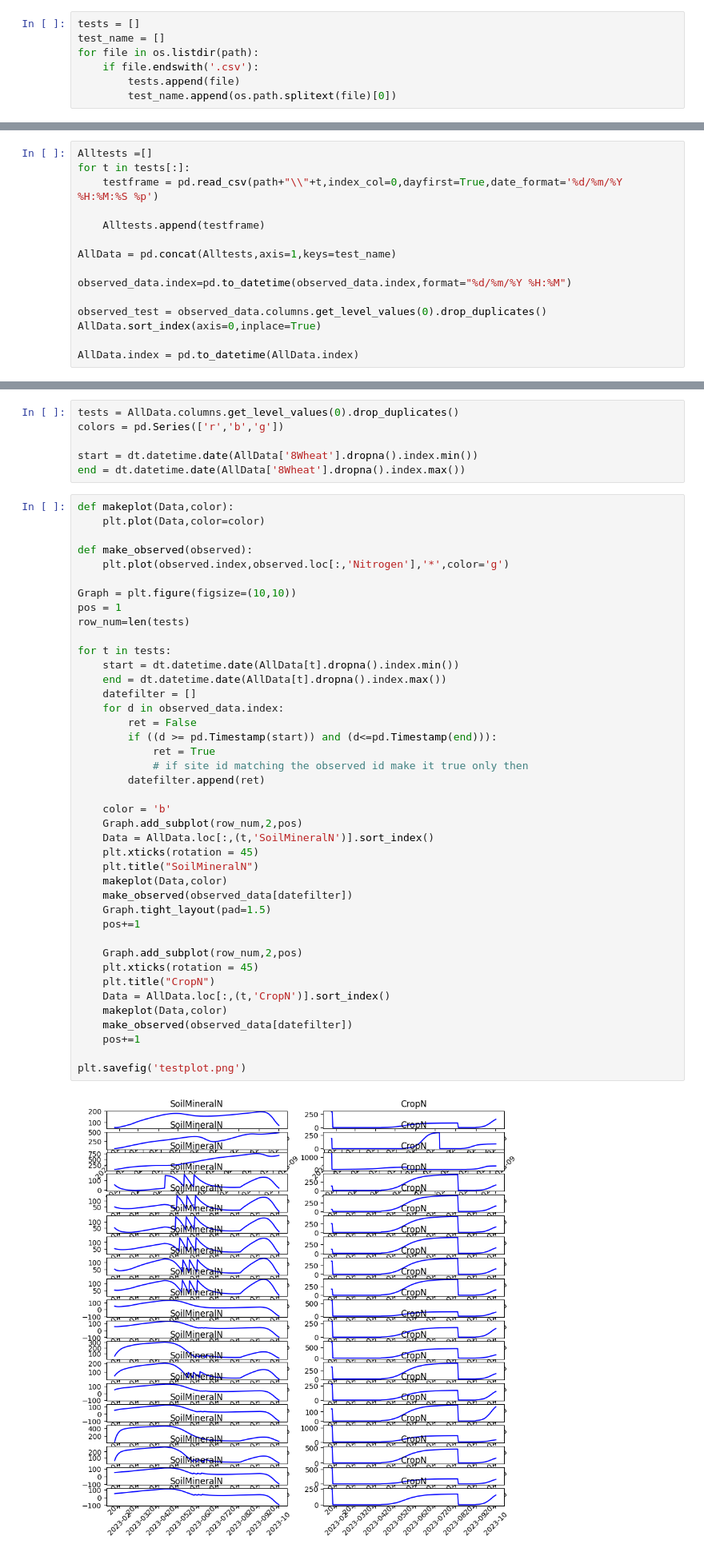
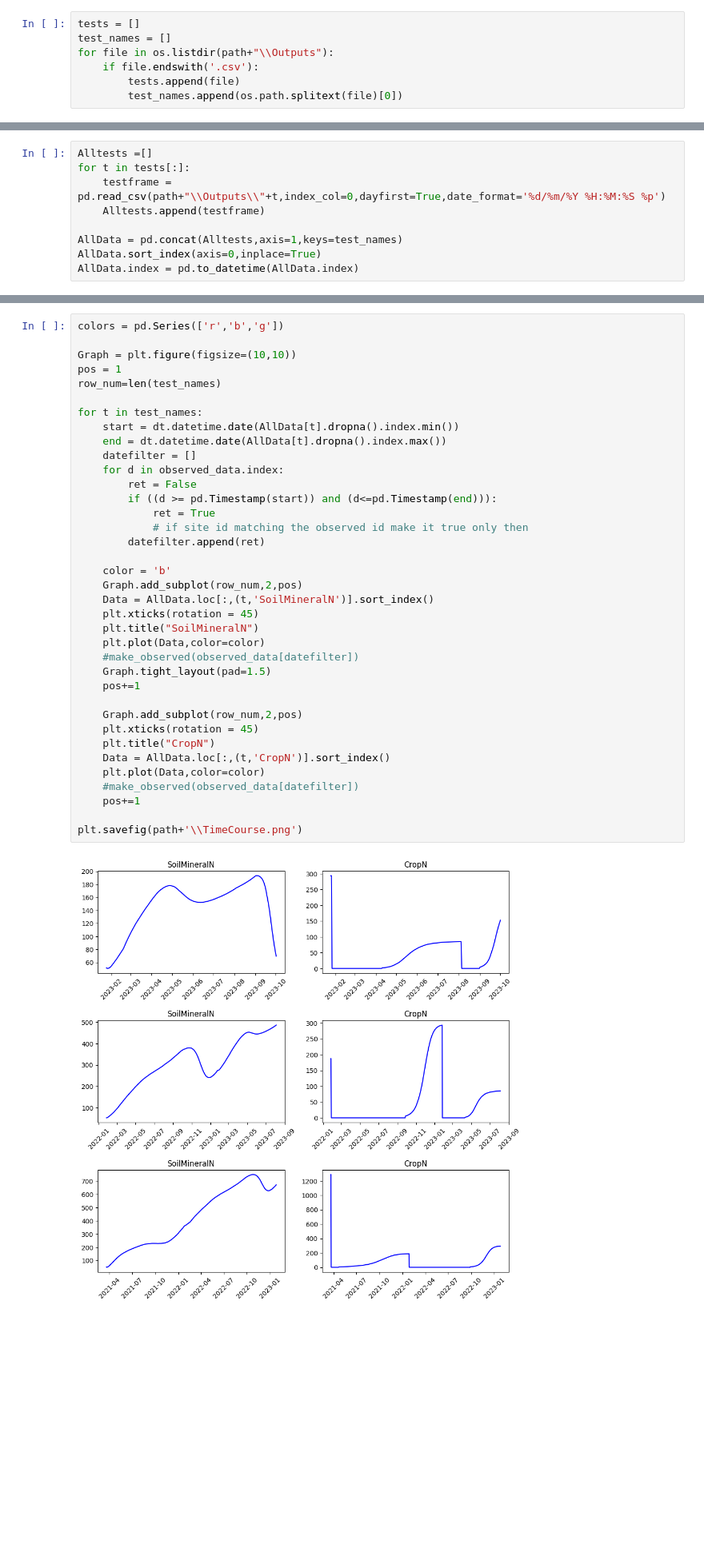
Before and after one commit to Stepania/SVSModelBuildDeploy, a Jupyter notebook: TestGraphs/WS2Tests.ipynb, the cells around one changed output, grey strips where cells are left out. Shown at 80% size. Drawn from its saved outputs; the diff is of its cells as text; blank space fills up the shorter version.

Commit message:
Tidy up test graphs so can edit with Jupyter

```diff
--- a/TestGraphs/WS2Tests.ipynb
+++ b/TestGraphs/WS2Tests.ipynb
@@ -13,7 +13,7 @@ observed_data.sort_index(axis=0,inplace=True)
 # %%
 tests = []
-test_name = []
-for file in os.listdir(path):
+test_names = []
+for file in os.listdir(path+"\\Outputs"):
     if file.endswith('.csv'):
         tests.append(file)
-        test_name.append(os.path.splitext(file)[0])
+        test_names.append(os.path.splitext(file)[0])
@@ -29,15 +20,9 @@ test_name
 # %%
 Alltests =[]
 for t in tests[:]:
-    testframe = pd.read_csv(path+"\\"+t,index_col=0,dayfirst=True,date_format='%d/%m/%Y %H:%M:%S %p')
-
+    testframe = pd.read_csv(path+"\\Outputs\\"+t,index_col=0,dayfirst=True,date_format='%d/%m/%Y %H:%M:%S %p')
     Alltests.append(testframe)
 
-AllData = pd.concat(Alltests,axis=1,keys=test_name)
-
-observed_data.index=pd.to_datetime(observed_data.index,format="%d/%m/%Y %H:%M")
-
-observed_test = observed_data.columns.get_level_values(0).drop_duplicates()
+AllData = pd.concat(Alltests,axis=1,keys=test_names)
 AllData.sort_index(axis=0,inplace=True)
-
 AllData.index = pd.to_datetime(AllData.index)
@@ -46,49 +29,39 @@ InvalidIndexError: Reindexing only valid with uniquely valued Index objects
-# %%
-tests = AllData.columns.get_level_values(0).drop_duplicates()
-colors = pd.Series(['r','b','g'])
-
-start = dt.datetime.date(AllData['8Wheat'].dropna().index.min())
-end = dt.datetime.date(AllData['8Wheat'].dropna().index.max())
 # %%
-def makeplot(Data,color):
-    plt.plot(Data,color=color)
-
-def make_observed(observed):
-    plt.plot(observed.index,observed.loc[:,'Nitrogen'],'*',color='g')
+colors = pd.Series(['r','b','g'])
 
 Graph = plt.figure(figsize=(10,10))
 pos = 1
-row_num=len(tests)
+row_num=len(test_names)
 
-for t in tests:
+for t in test_names:
     start = dt.datetime.date(AllData[t].dropna().index.min())
     end = dt.datetime.date(AllData[t].dropna().index.max())
     datefilter = []
     for d in observed_data.index:
         ret = False
         if ((d >= pd.Timestamp(start)) and (d<=pd.Timestamp(end))):
             ret = True
             # if site id matching the observed id make it true only then
         datefilter.append(ret)
 
     color = 'b'
     Graph.add_subplot(row_num,2,pos)
     Data = AllData.loc[:,(t,'SoilMineralN')].sort_index()
     plt.xticks(rotation = 45)
     plt.title("SoilMineralN")
-    makeplot(Data,color)
-    make_observed(observed_data[datefilter])
+    plt.plot(Data,color=color)
+    #make_observed(observed_data[datefilter])
     Graph.tight_layout(pad=1.5)
     pos+=1
 
     Graph.add_subplot(row_num,2,pos)
     plt.xticks(rotation = 45)
     plt.title("CropN")
     Data = AllData.loc[:,(t,'CropN')].sort_index()
-    makeplot(Data,color)
-    make_observed(observed_data[datefilter])
+    plt.plot(Data,color=color)
+    #make_observed(observed_data[datefilter])
     pos+=1
 
-plt.savefig('testplot.png')
+plt.savefig(path+'\\TimeCourse.png')
 # %% [output]
-[figure, old version]
+[figure, new version]
```
Also changed, not shown: parts of 3 cells of this notebook, 4 other files.
